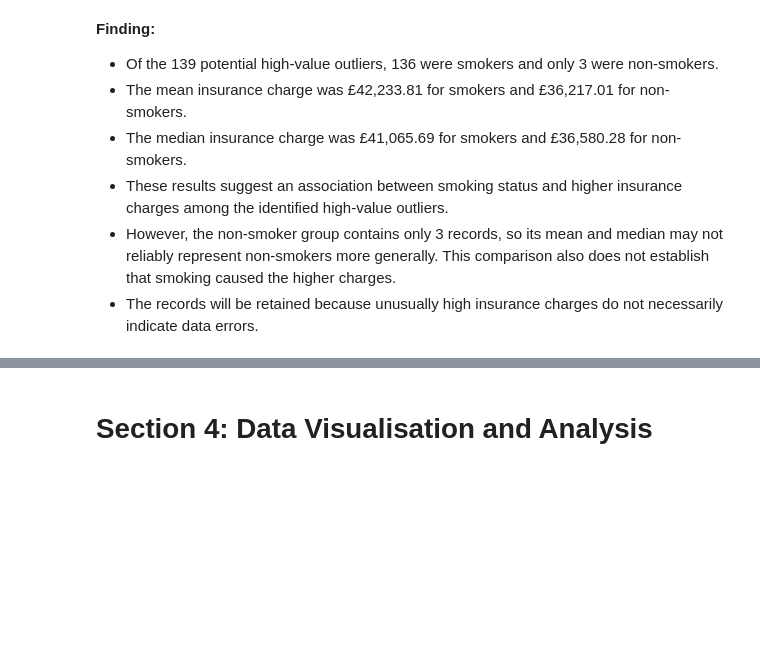
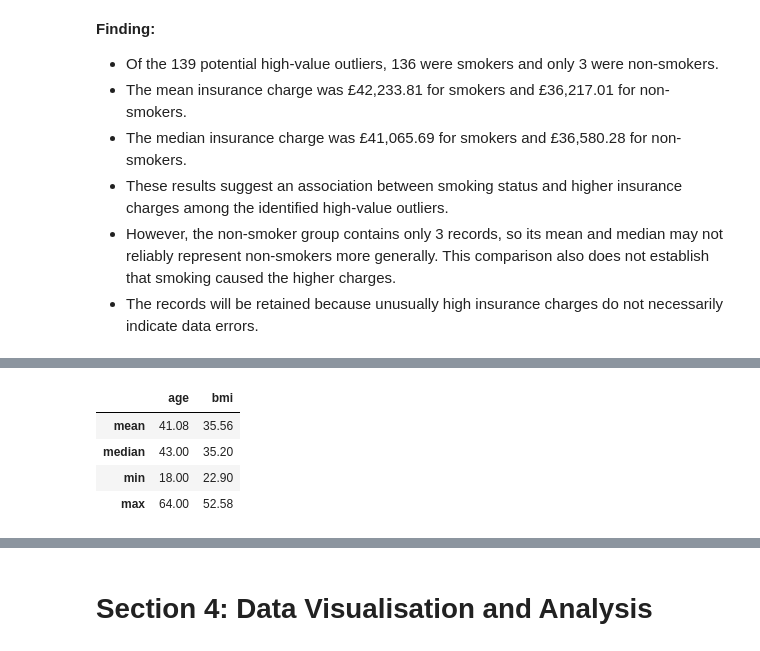
Before and after one commit to kavithasreesai30-del/healthcare-insurance-assessment-2, a Jupyter notebook: notebooks/healthcare_insurance_analysis.ipynb, the cells around one changed output, grey strips where cells are left out. Cells and saved outputs as stored; diff of their text form; code cells hidden in the pictures; blank space fills up the shorter version.

Commit message:
Analyse insurance charge variability and outliers

```diff
--- a/notebooks/healthcare_insurance_analysis.ipynb
+++ b/notebooks/healthcare_insurance_analysis.ipynb
@@ -634,0 +639,15 @@ This analysis helps investigate whether smoking status is associated with unusua
+# %%
+# Summarise age and BMI among potential high-value outliers.
+outlier_age_bmi_summary = (
+    high_value_outliers[["age", "bmi"]]
+    .agg(["mean", "median", "min", "max"])
+    .round(2)
+)
+
+outlier_age_bmi_summary
+# %% [output]
+|  | age | bmi |
+| mean | 41.08 | 35.56 |
+| median | 43.00 | 35.20 |
+| min | 18.00 | 22.90 |
+| max | 64.00 | 52.58 |
```
Also changed, not shown: parts of 7 cells of this notebook.
